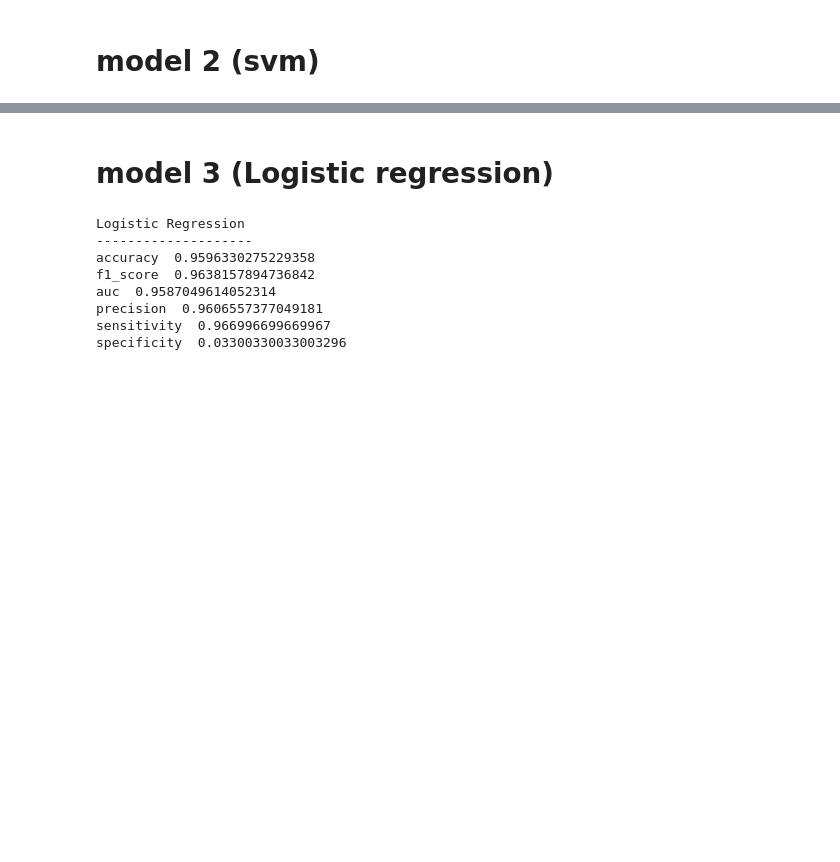
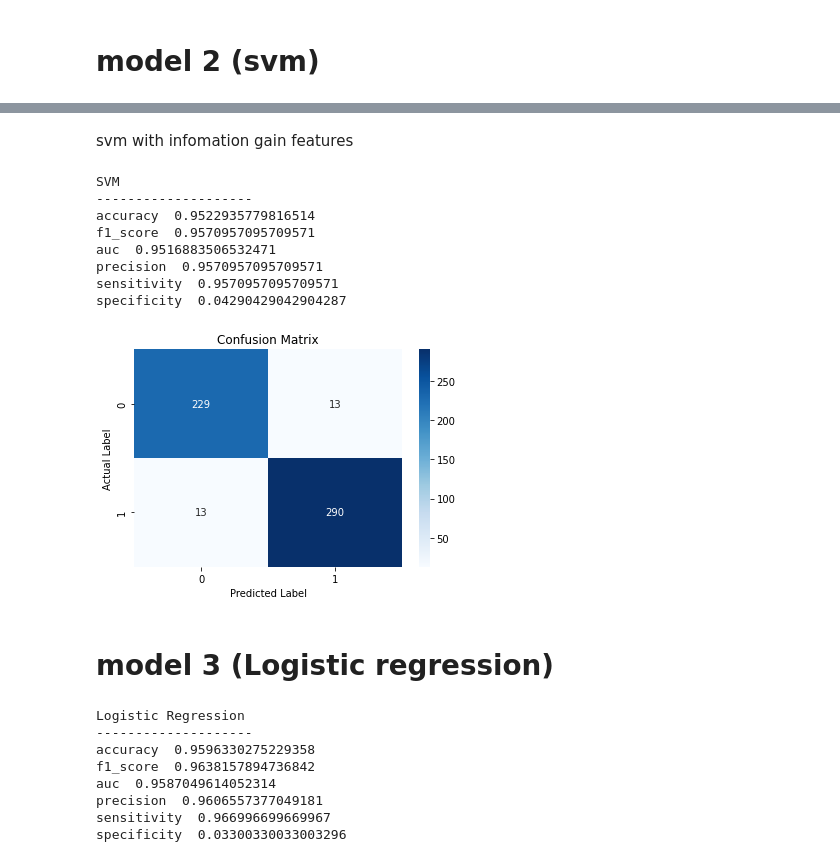
Before and after one commit to Pcssai7093/Predicton-Of-Drug-Resistance-in-Mycobacterium-Tuberculosis, a Jupyter notebook: Code.ipynb, the cells around one changed output, grey strips where cells are left out. Cells and saved outputs as stored; diff of their text form; code cells hidden in the pictures; blank space fills up the shorter version.

```diff
--- a/Code.ipynb
+++ b/Code.ipynb
@@ -201,3 +347,33 @@ specificity  0.03300330033003296
+# %% [markdown]
+svm with infomation gain features
+# %%
+rifModel2=svm.SVC(kernel="linear",C= 0.1, gamma= 0.1)
+rifModel2.fit(infomation_gain_train,rifY_train)
+rifPred=rifModel2.predict(infomation_gain_test)
+print("SVM")
+print("--------------------")
+print("accuracy ", accuracy_score(rifY_test,rifPred))
+print("f1_score ", f1_score(rifY_test,rifPred))
+print("auc ", roc_auc_score(rifY_test,rifPred))
+print("precision ",precision_score(rifY_test,rifPred))
+print("sensitivity ",recall_score(rifY_test,rifPred))
+print("specificity ",1-recall_score(rifY_test,rifPred))
+cm=(confusion_matrix(rifY_test,rifPred))
+sns.heatmap(cm,annot=True,cmap="Blues",fmt="d")
+plt.title("Confusion Matrix")
+plt.xlabel("Predicted Label")
+plt.ylabel("Actual Label")
+plt.show()
+# %% [output]
+SVM
+--------------------
+accuracy  0.9522935779816514
+f1_score  0.9570957095709571
+auc  0.9516883506532471
+precision  0.9570957095709571
+sensitivity  0.9570957095709571
+specificity  0.04290429042904287
+[figure, added]
 # %% [markdown]
 # model 3 (Logistic regression)
 # %%
```
Also changed, not shown: parts of 29 cells of this notebook.
